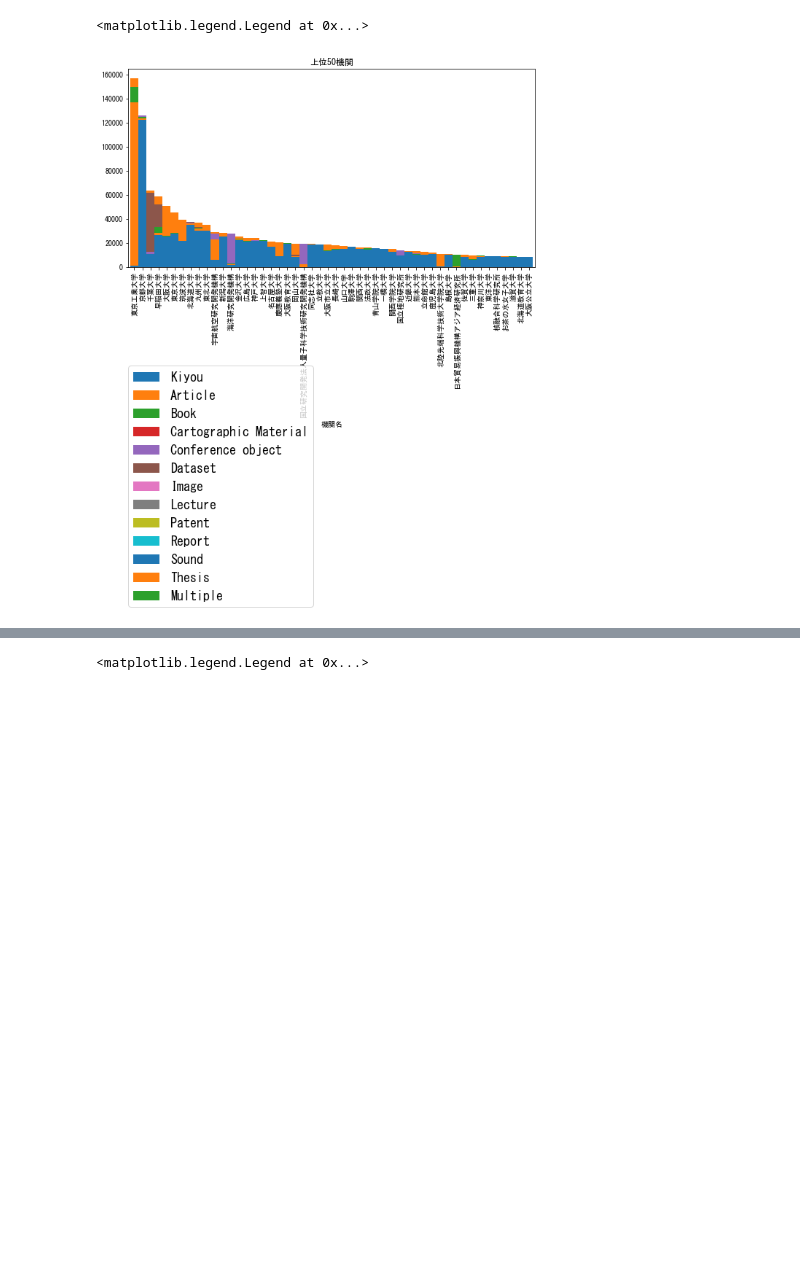
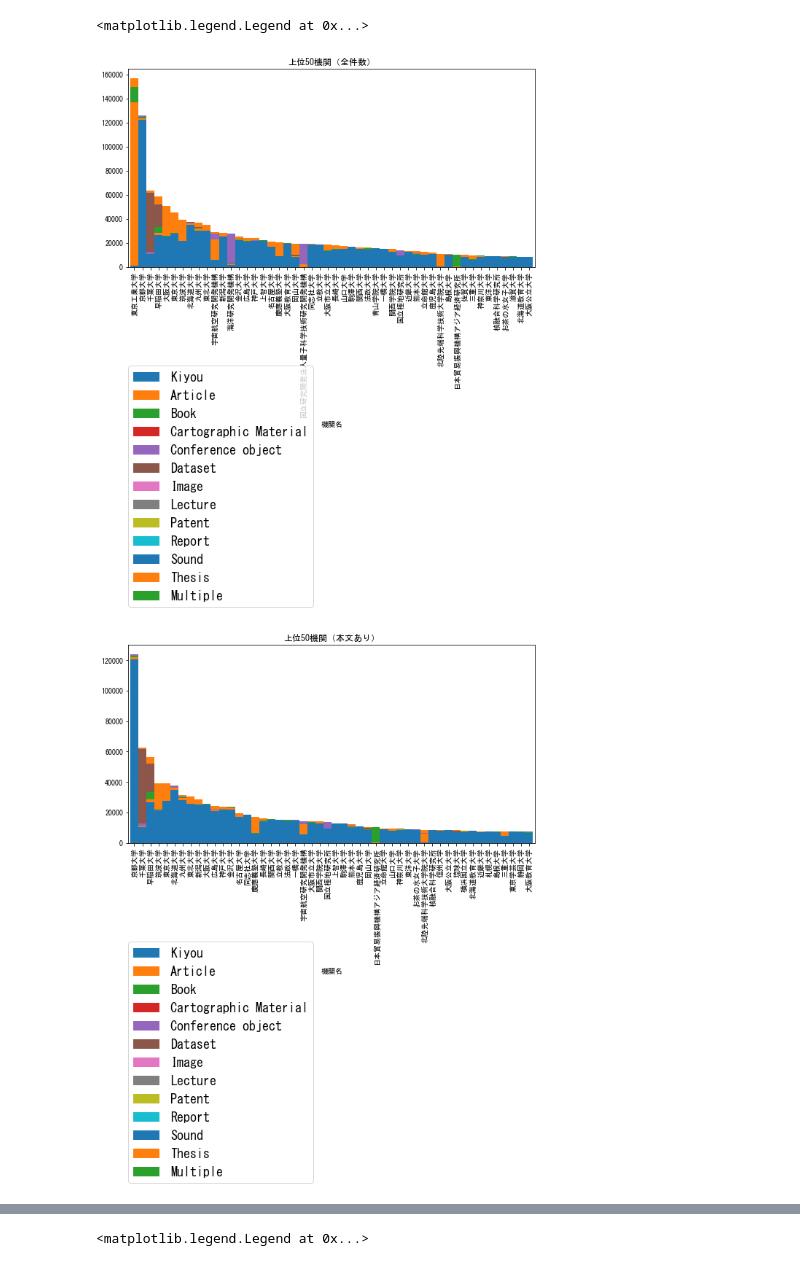
Before and after one commit to wonox/irdbscraping, a Jupyter notebook: irdb.ipynb, the cells around one changed output, grey strips where cells are left out. Saved outputs shown, nothing was run; the diff lists cells and outputs as text; code cells hidden in the pictures; blank space fills up the shorter version.

```diff
--- a/irdb.ipynb
+++ b/irdb.ipynb
@@ -215,0 +330,10 @@ df2205i_all_d3
+# %%
+# 13項目にまとめる
+df2205_all_d = df2205_all.drop(['departmental bulletin paper', 'conference paper', 'data paper', 'editorial', 'journal article', 'newspaper', 'periodical', 'review article', 'software paper', 'article', 'book', 'book part', 'cartographic material', 'map', 'conference object', 'conference proceedings', 'conference poster', 'dataset', 'interview', 'image', 'still image', 'moving image', 'video',
+                                'lecture', 'patent', 'internal report', 'report', 'research report', 'technical report', 'policy report', 'report part', 'working paper', 'data management plan', 'sound', 'thesis', 'bachelor thesis', 'master thesis', 'doctoral thesis', 'interactive resource', 'learning object', 'manuscript', 'musical notation', 'research proposal', 'software', 'technical documentation', 'workflow', 'other'], axis=1)
+df2205_honbun_d = df2205_honbun.drop(['departmental bulletin paper', 'conference paper', 'data paper', 'editorial', 'journal article', 'newspaper', 'periodical', 'review article', 'software paper', 'article', 'book', 'book part', 'cartographic material', 'map', 'conference object', 'conference proceedings', 'conference poster', 'dataset', 'interview', 'image', 'still image', 'moving image', 'video', 'lecture', 'patent', 'internal report', 'report', 'research report', 'technical report', 'policy report', 'report part', 'working paper', 'data management plan', 'sound', 'thesis', 'bachelor thesis', 'master thesis', 'doctoral thesis', 'interactive resource', 'learning object', 'manuscript', 'musical notation', 'research proposal', 'software', 'technical documentation', 'workflow', 'other'], axis=1)
+df2205_sabun_d = df2205_sabun.drop(['departmental bulletin paper', 'conference paper', 'data paper', 'editorial', 'journal article', 'newspaper', 'periodical', 'review article', 'software paper', 'article', 'book', 'book part', 'cartographic material', 'map', 'conference object', 'conference proceedings', 'conference poster', 'dataset', 'interview', 'image', 'still image', 'moving image', 'video',
+                                    'lecture', 'patent', 'internal report', 'report', 'research report', 'technical report', 'policy report', 'report part', 'working paper', 'data management plan', 'sound', 'thesis', 'bachelor thesis', 'master thesis', 'doctoral thesis', 'interactive resource', 'learning object', 'manuscript', 'musical notation', 'research proposal', 'software', 'technical documentation', 'workflow', 'other'], axis=1)
+print(df2205_sabun_d)
+print(df2205_honbun_d)
+# print(df2205_all_d)
@@ -216,11 +358,34 @@ df2205i_all_d3
+# %%
+df2205_all_d.drop(['Total'], axis=1, inplace=True)
+df2205_honbun_d.drop(['Total'], axis=1, inplace=True)
+df2205_sabun_d.drop(['Total'], axis=1, inplace=True)
+# %%
+# Total列を追加
+df2205_all_d = pd.concat([df2205_all_d, pd.DataFrame(
+    df2205_all_d.sum(axis=1), columns=['Total'])], axis=1)
+df2205_honbun_d = pd.concat([df2205_honbun_d, pd.DataFrame(
+    df2205_honbun_d.sum(axis=1), columns=['Total'])], axis=1)
+df2205_sabun_d = pd.concat([df2205_sabun_d, pd.DataFrame(
+    df2205_sabun_d.sum(axis=1), columns=['Total'])], axis=1)
+df2205_all_d
+# Totalの降順にソートする
+df2205_all_d = df2205_all_d.sort_values(by='Total', ascending=False)
+df2205_honbun_d = df2205_honbun_d.sort_values(by='Total', ascending=False)
+df2205_sabun_d = df2205_sabun_d.sort_values(by='Total', ascending=False)
+# df2205i_sabun_d
 # %%
 # コンテンツ数上位50機関で構成比率の積み上げグラフ化
 import matplotlib.pyplot as plt
 plt.rcParams["font.family"] = "MS Gothic"
-df2205i_all_d3.iloc[:50, ].drop("Total", axis=1).plot(kind='bar', stacked=True, figsize=(10, 5), width=1, linewidth=0, title='上位50機関',)\
+df2205_all_d.iloc[:50, ].drop("Total", axis=1).plot(kind='bar', stacked=True, figsize=(10, 5), width=1, linewidth=0, title='上位50機関（全件数）',)\
      .legend(bbox_to_anchor=(0, -0.5), loc='upper left', borderaxespad=0, fontsize=18)
+df2205_honbun_d.iloc[:50, ].drop("Total", axis=1).plot(kind='bar', stacked=True, figsize=(10, 5), width=1, linewidth=0, title='上位50機関（本文あり）',)\
+     .legend(bbox_to_anchor=(0, -0.5), loc='upper left', borderaxespad=0, fontsize=18)
+df2205_sabun_d.iloc[:50, ].drop("Total", axis=1).plot(kind='bar', stacked=True, figsize=(10, 5), width=1, linewidth=0, title='上位50機関（メタデータのみ）',)\
+    .legend(bbox_to_anchor=(0, -0.5), loc='upper left', borderaxespad=0, fontsize=18)
 # 全てでグラフを描くと32.7s
 # df2205i_all_d3.plot(kind='bar', stacked=True, figsize=(10, 5), width=1, linewidth=0, title='上位50機関',).legend(bbox_to_anchor=(0, -0.5), loc='upper left', borderaxespad=0, fontsize=18)
 # %% [output]
 <matplotlib.legend.Legend at 0x...>
-[figure, old version]
+[figure, new version]
+[figure, added]
```
Also changed, not shown: parts of 17 cells of this notebook.
